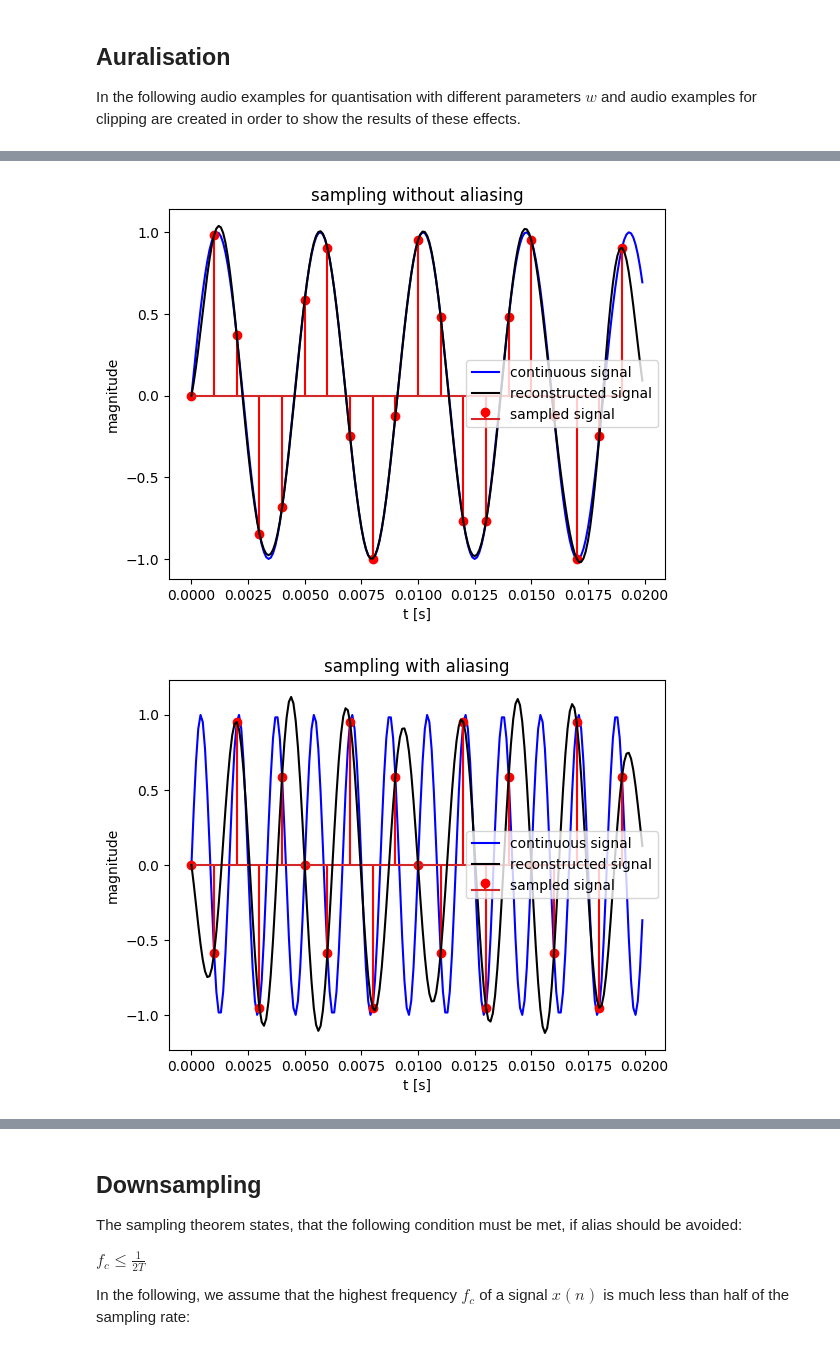
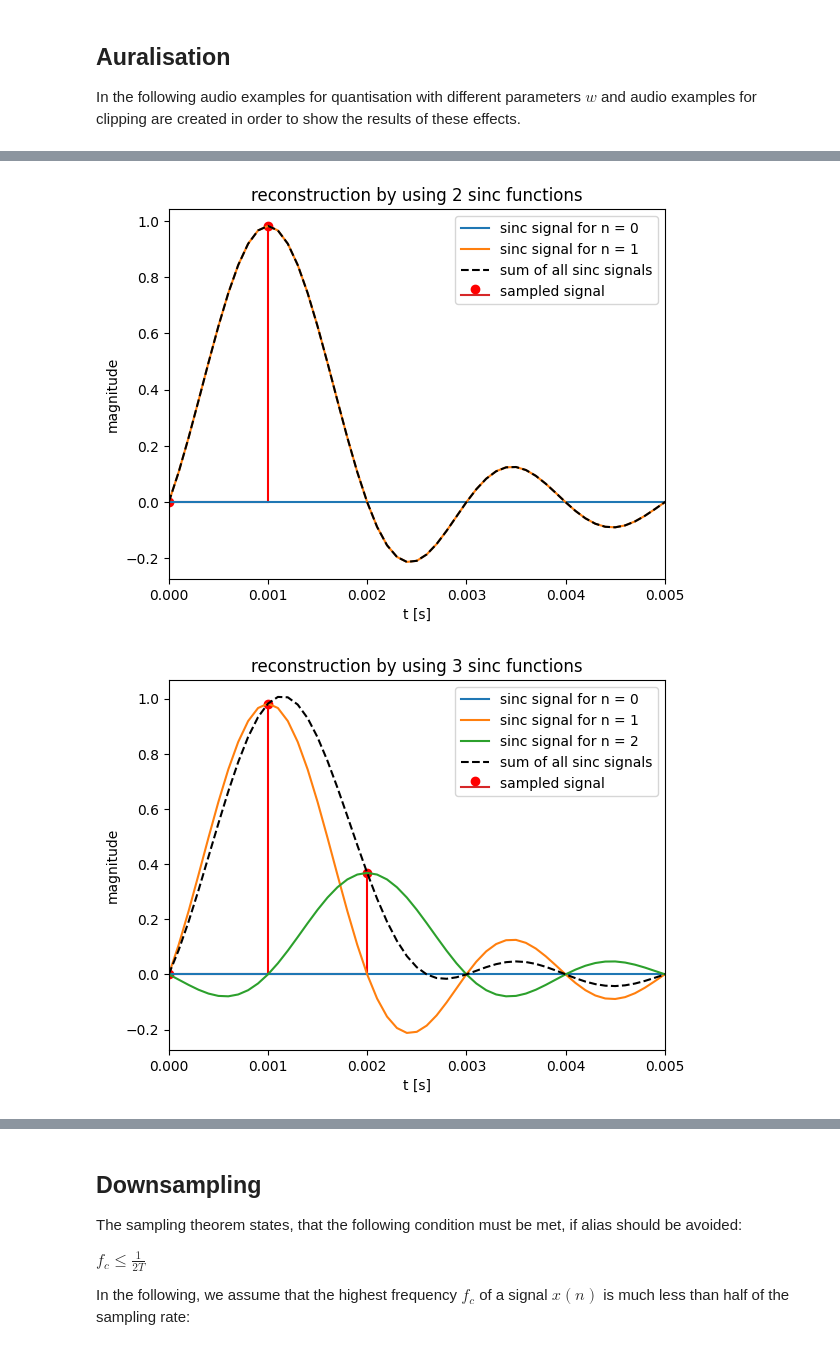
Before and after one commit to spiertz/VoiceControl, a Jupyter notebook: Week02_Preprocessing_ADC/01_InputSignals.ipynb, the cells around one changed output, grey strips where cells are left out. Cells and saved outputs as stored; diff of their text form; code cells hidden in the pictures.

Commit message:
Reconstruction by DA conversion explained in detail

```diff
--- a/Week02_Preprocessing_ADC/01_InputSignals.ipynb
+++ b/Week02_Preprocessing_ADC/01_InputSignals.ipynb
@@ -111,46 +146,17 @@ In the following, the continuous signal is sampled. After that, a reconstruction
 # %%
-def TimeContinuousFunction(t, FrequencyInHertz = 220):
-    return np.sin(2*np.pi*FrequencyInHertz*t)
-
-def InterpolationFilter(x):
-    return np.sinc(x)
-
-def ReconstructedSignal(s_a, t, r, InterpolationFilterFunctionPointer = InterpolationFilter):
-    s_tilde = np.zeros(t.shape)
-    for n in range(s_a.shape[0]):
-        h = InterpolationFilterFunctionPointer(t*r - n)
-        s_tilde += s_a[n] * h
-    return s_tilde
-
-r = 1000 # samplerate in Hertz
-UpsamplingFactor = 10
-t = np.arange(200)/(UpsamplingFactor*r) # simulation of time continuous function by ten times faster sampling
-s = TimeContinuousFunction(t)
-
-t_a = t[0::UpsamplingFactor]
-s_a = TimeContinuousFunction(t_a)
-
-plt.plot(t  , s  , 'b', label='continuous signal')
-plt.stem(t_a, s_a, 'r', label='sampled signal')
-plt.plot(t, ReconstructedSignal(s_a, t, r), 'k', label='reconstructed signal')
-plt.xlabel('t [s]')
-plt.ylabel('magnitude')
-plt.title('sampling without aliasing')
-plt.legend()
-plt.show()
-
-FrequencyInHertz = 600
-t = np.arange(200)/(UpsamplingFactor*r)
-s = TimeContinuousFunction(t, FrequencyInHertz)
-s_a = TimeContinuousFunction(t_a, FrequencyInHertz)
-plt.plot(t  , s  , 'b', label='continuous signal')
-plt.stem(t_a, s_a, 'r', label='sampled signal')
-plt.plot(t, ReconstructedSignal(s_a, t, r), 'k', label='reconstructed signal')
-plt.xlabel('t [s]')
-plt.ylabel('magnitude')
-plt.title('sampling with aliasing')
-plt.legend()
-plt.show()
+# deomonstrate the reconstruction by a lowpass with the first three sinc functions as impulse response
+for Limit in range(2, 6):
+    plt.stem(t_a[:Limit], s_a[:Limit], 'r', label='sampled signal')
+    for n in range(Limit):
+        h = InterpolationFilter(t*r - n)
+        plt.plot(t, s_a[n] * h, label='sinc signal for n = ' + str(n))
+    plt.plot(t, ReconstructedSignal(s_a[:Limit], t, r), '--k', label='sum of all sinc signals')
+    plt.xlabel('t [s]')
+    plt.ylabel('magnitude')
+    plt.xlim(0, 0.005)
+    plt.title('reconstruction by using ' + str(Limit) + ' sinc functions')
+    plt.legend()
+    plt.show()
 # %% [output]
-[figure, old version]
+[figure, new version]
-[figure, old version]
+[figure, new version]
```
Also changed, not shown: parts of 11 cells of this notebook, 2 other files.
